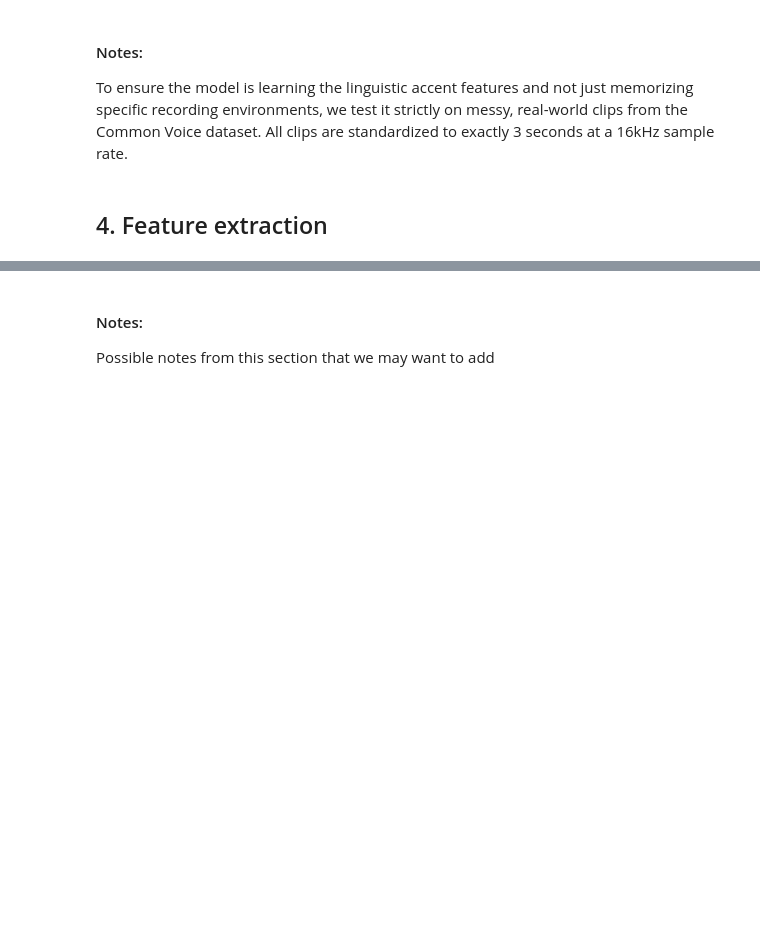
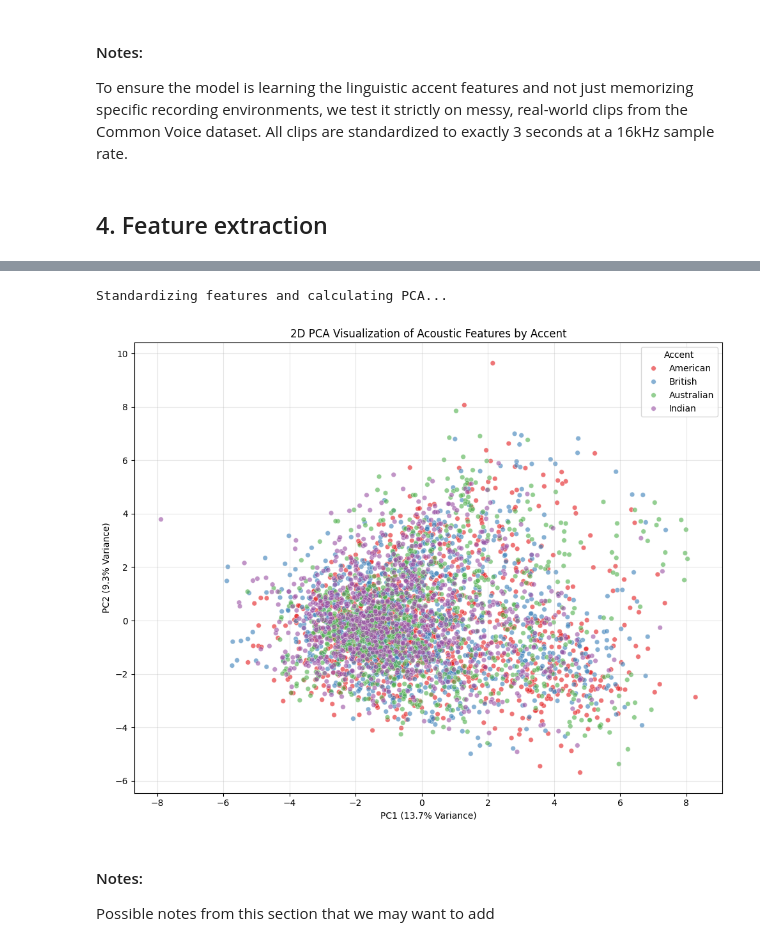
Before and after one commit to VictorHermosillo07/english-accent-classification, a Jupyter notebook: Final_Project_Accent_detection.ipynb, the cells around one changed output, grey strips where cells are left out. Cells and saved outputs as stored; diff of their text form; code cells hidden in the pictures; blank space fills up the shorter version.

```diff
--- a/Final_Project_Accent_detection.ipynb
+++ b/Final_Project_Accent_detection.ipynb
@@ -195,3 +249,44 @@ To ensure the model is learning the linguistic accent features and not just memo
+# %%
+def visualize_features(X_features, y_labels):
+    print("Standardizing features and calculating PCA...")
+
+    # 1. Standardize the data (crucial before PCA so loud features don't dominate)
+    scaler = StandardScaler()
+    X_scaled = scaler.fit_transform(X_features)
+
+    # 2. Crush the 43 dimensions down to 2
+    pca = PCA(n_components=2)
+    X_pca = pca.fit_transform(X_scaled)
+
+    # 3. Put it in a DataFrame for easy plotting
+    pca_df = pd.DataFrame(data=X_pca, columns=['Principal Component 1', 'Principal Component 2'])
+    pca_df['Accent'] = y_labels
+
+    # 4. Draw the scatter plot
+    plt.figure(figsize=(10, 8))
+    sns.scatterplot(
+        x='Principal Component 1',
+        y='Principal Component 2',
+        hue='Accent',
+        palette='Set1',
+        data=pca_df,
+        alpha=0.6,
+        s=30
+    )
+
+    plt.title("2D PCA Visualization of Acoustic Features by Accent")
+    plt.xlabel(f"PC1 ({pca.explained_variance_ratio_[0]*100:.1f}% Variance)")
+    plt.ylabel(f"PC2 ({pca.explained_variance_ratio_[1]*100:.1f}% Variance)")
+    plt.legend(title='Accent')
+    plt.grid(True, alpha=0.3)
+    plt.tight_layout()
+    plt.show()
+
+# RUN THE VISUALIZER
+visualize_features(X_features, y)
+# %% [output]
+Standardizing features and calculating PCA...
+[figure, added]
 # %% [markdown]
 #### Notes:
 Possible notes from this section that we may want to add
```
Also changed, not shown: parts of 4 cells of this notebook.
